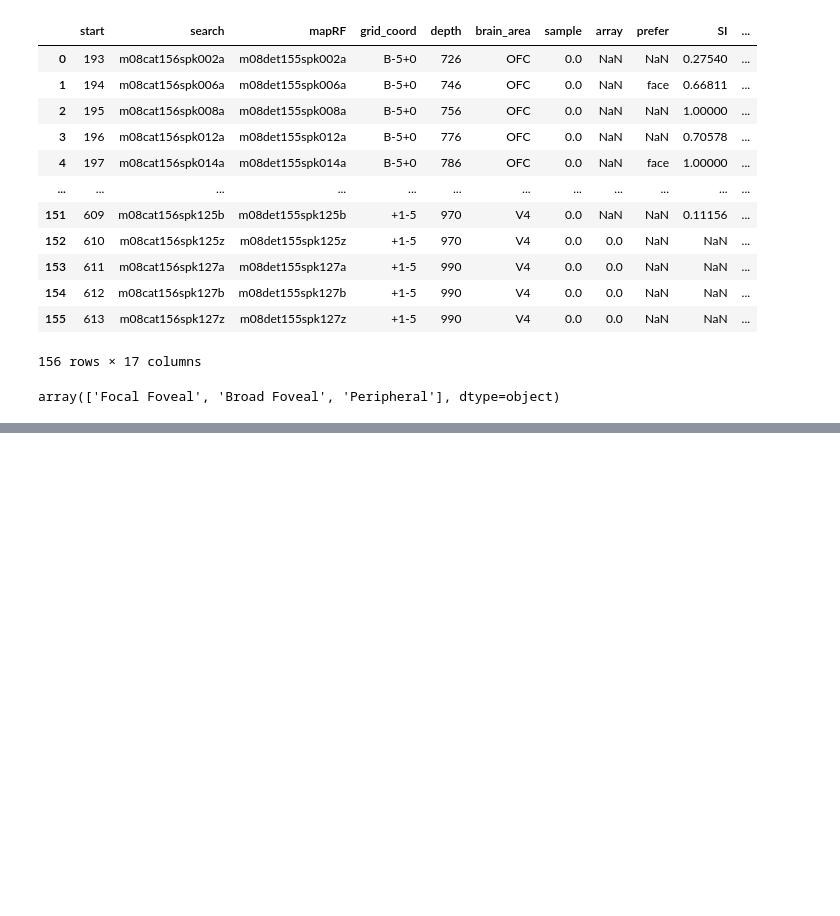
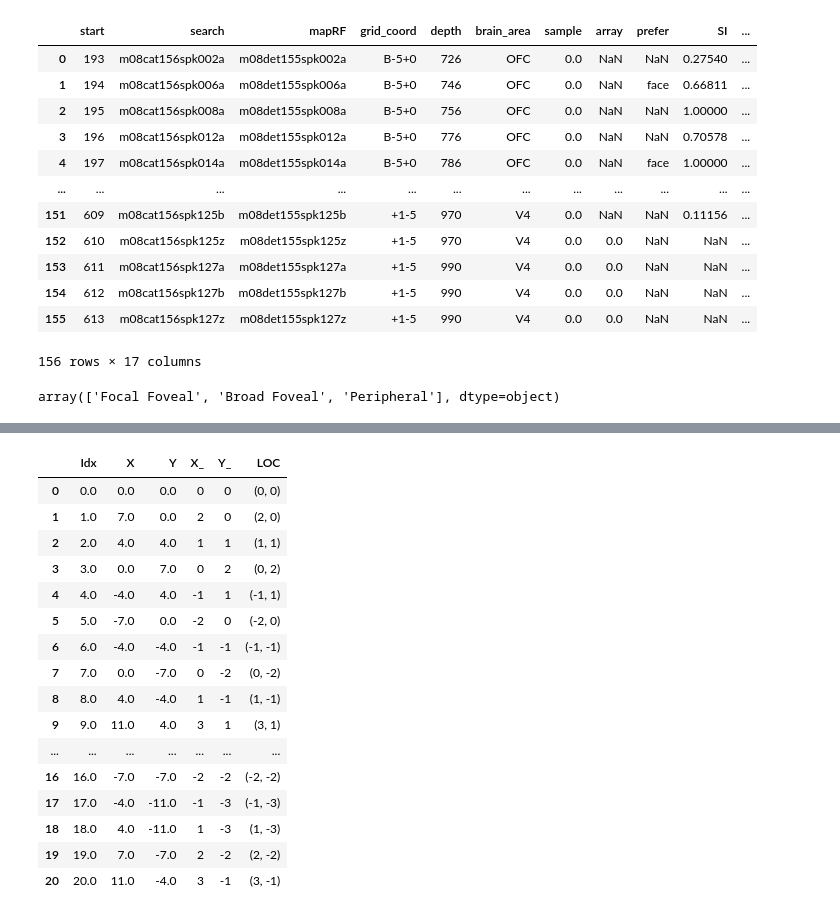
Before and after one commit to lucasdonaire/active-vision, a Jupyter notebook: organize_perif.ipynb, the cells around one changed output, grey strips where cells are left out. Drawn from its saved outputs; the diff is of its cells as text; code cells hidden in the pictures; blank space fills up the shorter version.

```diff
--- a/organize_perif.ipynb
+++ b/organize_perif.ipynb
@@ -73,0 +110,7 @@ df_session[df_session['RF_type']=='Broad Foveal']
+# %%
+df_locs = pd.DataFrame(df_locs, columns = ['Idx','X','Y'])
+# %%
+df_locs_geral = df_locs.drop_duplicates().sort_values('Idx')
+# %%
+df_locs_geral.index = range(len(df_locs_geral.index))
+df_locs_geral
@@ -73,0 +141,15 @@ df_session[df_session['RF_type']=='Broad Foveal']
+# %%
+def transform_loc(loc):
+    return {
+        0.0:0,
+        4.0:1,
+        -4.0:-1,
+        7.0:2,
+        -7.0:-2,
+        11.0:3,
+        -11.0:-3
+    }[loc]
+
+df_locs_geral['X_'] = df_locs_geral['X'].apply(transform_loc)
+df_locs_geral['Y_'] = df_locs_geral['Y'].apply(transform_loc)
+df_locs_geral
@@ -73,0 +174,25 @@ df_session[df_session['RF_type']=='Broad Foveal']
+# %%
+# df_locs_geral['LOC'] =
+df_LOC = {}
+for idx,row in df_locs_geral.iterrows():
+    df_LOC[idx] = (row['X_'],row['Y_'])
+df_locs_geral['LOC'] = pd.Series(df_LOC,dtype=int)
+df_locs_geral
+# %% [output]
+|  | Idx | X | Y | X_ | Y_ | LOC |
+| 0 | 0.0 | 0.0 | 0.0 | 0 | 0 | (0, 0) |
+| 1 | 1.0 | 7.0 | 0.0 | 2 | 0 | (2, 0) |
+| 2 | 2.0 | 4.0 | 4.0 | 1 | 1 | (1, 1) |
+| 3 | 3.0 | 0.0 | 7.0 | 0 | 2 | (0, 2) |
+| 4 | 4.0 | -4.0 | 4.0 | -1 | 1 | (-1, 1) |
+| 5 | 5.0 | -7.0 | 0.0 | -2 | 0 | (-2, 0) |
+| 6 | 6.0 | -4.0 | -4.0 | -1 | -1 | (-1, -1) |
+| 7 | 7.0 | 0.0 | -7.0 | 0 | -2 | (0, -2) |
+| 8 | 8.0 | 4.0 | -4.0 | 1 | -1 | (1, -1) |
+| 9 | 9.0 | 11.0 | 4.0 | 3 | 1 | (3, 1) |
+| ... | ... | ... | ... | ... | ... | ... |
+| 16 | 16.0 | -7.0 | -7.0 | -2 | -2 | (-2, -2) |
+| 17 | 17.0 | -4.0 | -11.0 | -1 | -3 | (-1, -3) |
+| 18 | 18.0 | 4.0 | -11.0 | 1 | -3 | (1, -3) |
+| 19 | 19.0 | 7.0 | -7.0 | 2 | -2 | (2, -2) |
+| 20 | 20.0 | 11.0 | -4.0 | 3 | -1 | (3, -1) |
```
Also changed, not shown: parts of 24 cells of this notebook, 3 other files.
